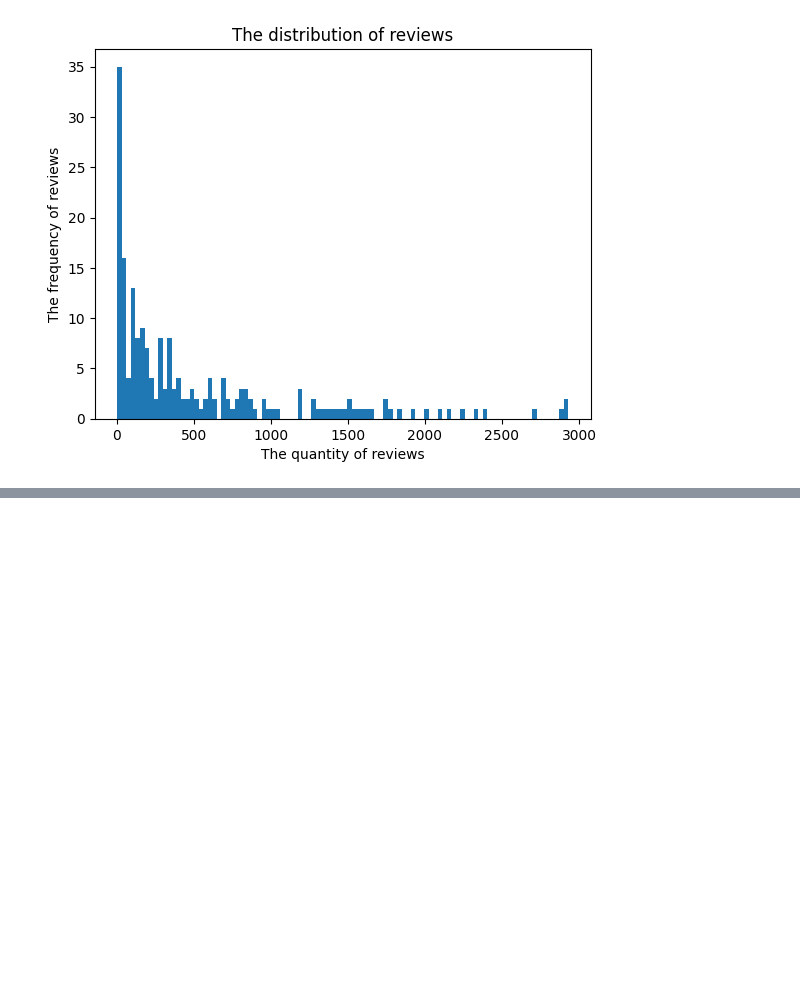
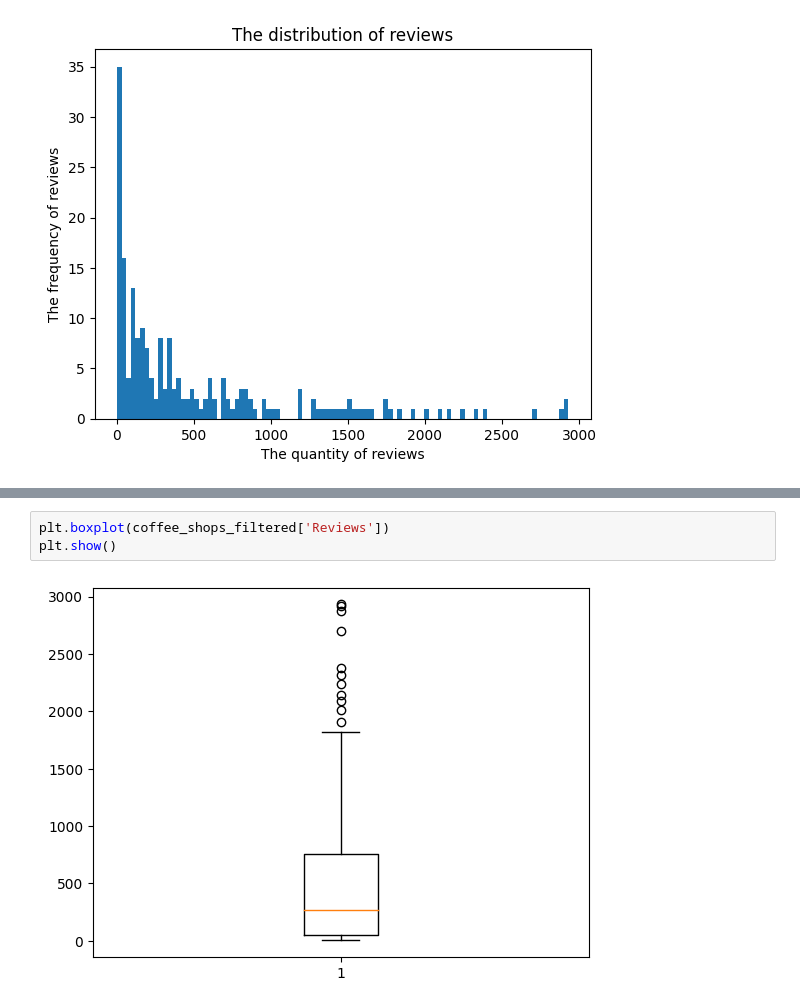
Before and after one commit to LeilaZakharova/moc_sql_coffeine_form, a Jupyter notebook: report.ipynb, the cells around one changed output, grey strips where cells are left out. Drawn from its saved outputs; the diff is of its cells as text; blank space fills up the shorter version.

```diff
--- a/report.ipynb
+++ b/report.ipynb
@@ -136,0 +142,5 @@ plt.show()
+# %%
+plt.boxplot(coffee_shops_filtered['Reviews'])
+plt.show()
+# %% [output]
+[figure, added]
```
Also changed, not shown: parts of 2 cells of this notebook.
